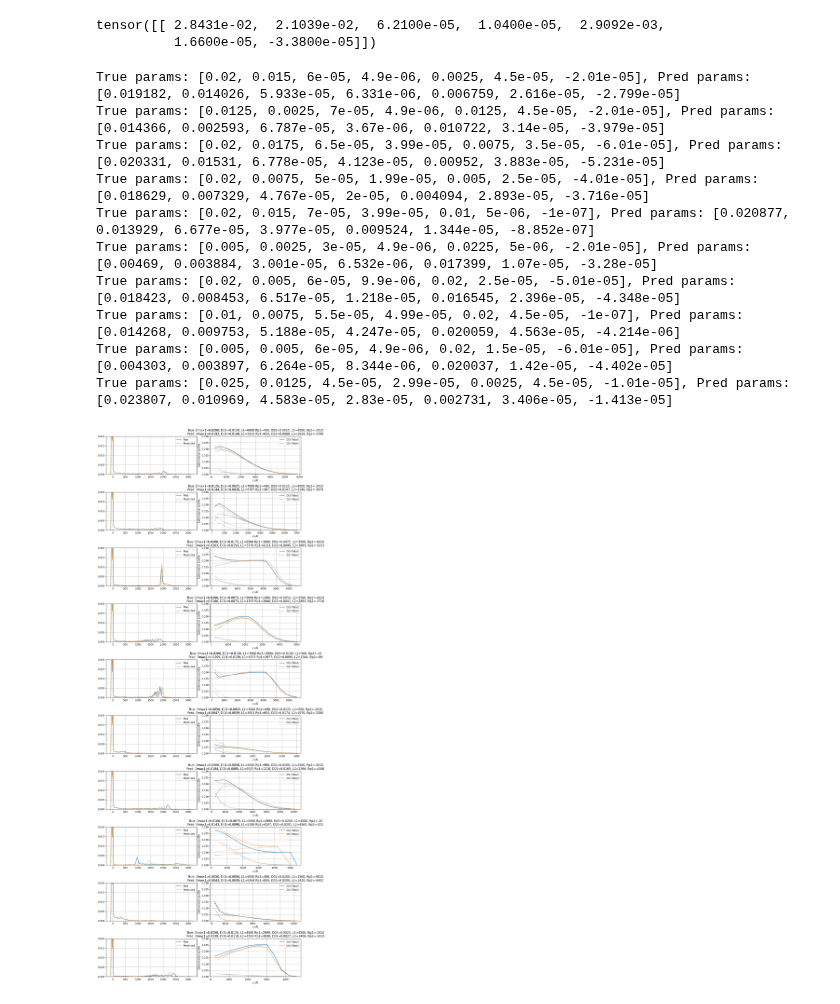
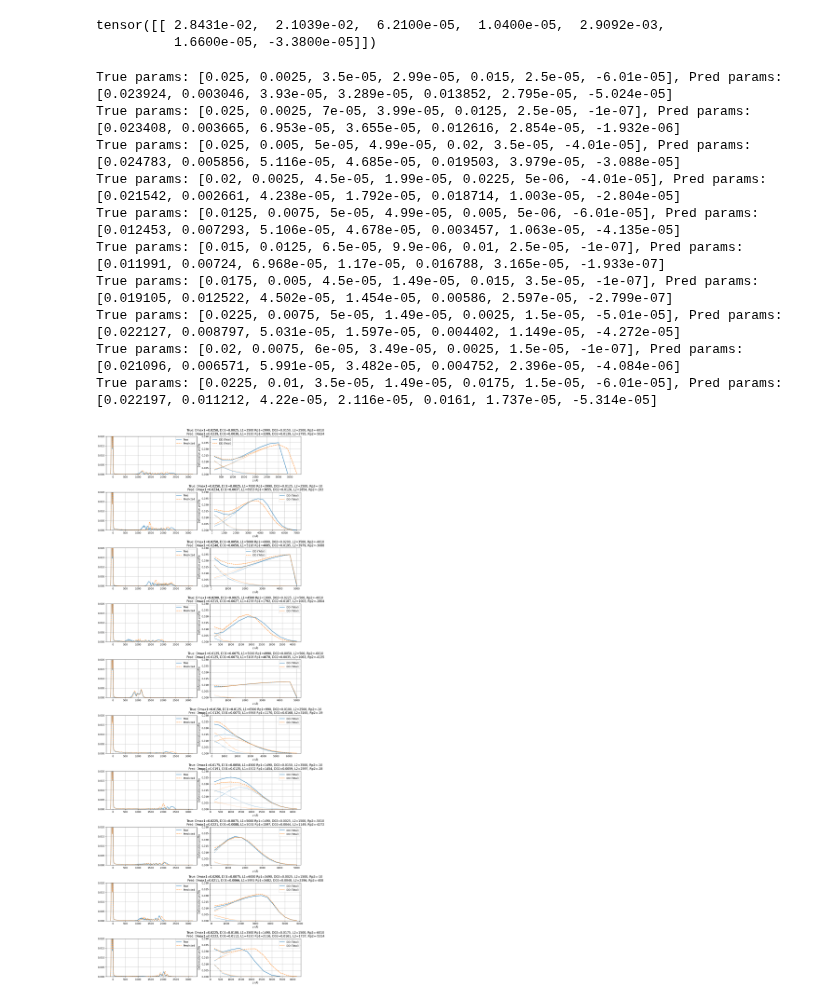
Before and after one commit to Vekeryk/master-xrd, a Jupyter notebook: j_ml.ipynb, the cells around one changed output. Drawn from its saved outputs; the diff is of its cells as text; code cells hidden in the pictures.

```diff
--- a/j_ml.ipynb
+++ b/j_ml.ipynb
@@ -196,6 +196,7 @@ tensor([[0.9440, 0.6910, 0.8683, 0.1486, 0.0325, 0.1100, 0.4367]])
 tensor([[ 2.8431e-02,  2.1039e-02,  6.2100e-05,  1.0400e-05,  2.9092e-03,
           1.6600e-05, -3.3800e-05]])
 # %%
+import matplotlib.pyplot as plt
 import xrd
 import helpers as h
 from importlib import reload
@@ -203,16 +204,16 @@ reload(xrd)
 
 # Examples after training (true vs predicted):
 true_pred_pairs = [
-  ([0.020000, 0.015000, 6.000e-05, 4.900e-06, 0.002500, 4.500e-05, -2.010e-05], [0.019182, 0.014026, 5.933e-05, 6.331e-06, 0.006759, 2.616e-05, -2.799e-05]),
-  ([0.012500, 0.002500, 7.000e-05, 4.900e-06, 0.012500, 4.500e-05, -2.010e-05], [0.014366, 0.002593, 6.787e-05, 3.670e-06, 0.010722, 3.140e-05, -3.979e-05]),
-  ([0.020000, 0.017500, 6.500e-05, 3.990e-05, 0.007500, 3.500e-05, -6.010e-05], [0.020331, 0.015310, 6.778e-05, 4.123e-05, 0.009520, 3.883e-05, -5.231e-05]),
-  ([0.020000, 0.007500, 5.000e-05, 1.990e-05, 0.005000, 2.500e-05, -4.010e-05], [0.018629, 0.007329, 4.767e-05, 2.000e-05, 0.004094, 2.893e-05, -3.716e-05]),
-  ([0.020000, 0.015000, 7.000e-05, 3.990e-05, 0.010000, 5.000e-06, -1.000e-07], [0.020877, 0.013929, 6.677e-05, 3.977e-05, 0.009524, 1.344e-05, -8.852e-07]),
-  ([0.005000, 0.002500, 3.000e-05, 4.900e-06, 0.022500, 5.000e-06, -2.010e-05], [0.004690, 0.003884, 3.001e-05, 6.532e-06, 0.017399, 1.070e-05, -3.280e-05]),
-  ([0.020000, 0.005000, 6.000e-05, 9.900e-06, 0.020000, 2.500e-05, -5.010e-05], [0.018423, 0.008453, 6.517e-05, 1.218e-05, 0.016545, 2.396e-05, -4.348e-05]),
-  ([0.010000, 0.007500, 5.500e-05, 4.990e-05, 0.020000, 4.500e-05, -1.000e-07], [0.014268, 0.009753, 5.188e-05, 4.247e-05, 0.020059, 4.563e-05, -4.214e-06]),
-  ([0.005000, 0.005000, 6.000e-05, 4.900e-06, 0.020000, 1.500e-05, -6.010e-05], [0.004303, 0.003897, 6.264e-05, 8.344e-06, 0.020037, 1.420e-05, -4.402e-05]),
-  ([0.025000, 0.012500, 4.500e-05, 2.990e-05, 0.002500, 4.500e-05, -1.010e-05], [0.023807, 0.010969, 4.583e-05, 2.830e-05, 0.002731, 3.406e-05, -1.413e-05]),
+  ([0.025000, 0.002500, 3.500e-05, 2.990e-05, 0.015000, 2.500e-05, -6.010e-05], [0.023924, 0.003046, 3.930e-05, 3.289e-05, 0.013852, 2.795e-05, -5.024e-05]),
+  ([0.025000, 0.002500, 7.000e-05, 3.990e-05, 0.012500, 2.500e-05, -1.000e-07], [0.023408, 0.003665, 6.953e-05, 3.655e-05, 0.012616, 2.854e-05, -1.932e-06]),
+  ([0.025000, 0.005000, 5.000e-05, 4.990e-05, 0.020000, 3.500e-05, -4.010e-05], [0.024783, 0.005856, 5.116e-05, 4.685e-05, 0.019503, 3.979e-05, -3.088e-05]),
+  ([0.020000, 0.002500, 4.500e-05, 1.990e-05, 0.022500, 5.000e-06, -4.010e-05], [0.021542, 0.002661, 4.238e-05, 1.792e-05, 0.018714, 1.003e-05, -2.804e-05]),
+  ([0.012500, 0.007500, 5.000e-05, 4.990e-05, 0.005000, 5.000e-06, -6.010e-05], [0.012453, 0.007293, 5.106e-05, 4.678e-05, 0.003457, 1.063e-05, -4.135e-05]),
+  ([0.015000, 0.012500, 6.500e-05, 9.900e-06, 0.010000, 2.500e-05, -1.000e-07], [0.011991, 0.007240, 6.968e-05, 1.170e-05, 0.016788, 3.165e-05, -1.933e-07]),
+  ([0.017500, 0.005000, 4.500e-05, 1.490e-05, 0.015000, 3.500e-05, -1.000e-07], [0.019105, 0.012522, 4.502e-05, 1.454e-05, 0.005860, 2.597e-05, -2.799e-07]),
+  ([0.022500, 0.007500, 5.000e-05, 1.490e-05, 0.002500, 1.500e-05, -5.010e-05], [0.022127, 0.008797, 5.031e-05, 1.597e-05, 0.004402, 1.149e-05, -4.272e-05]),
+  ([0.020000, 0.007500, 6.000e-05, 3.490e-05, 0.002500, 1.500e-05, -1.000e-07], [0.021096, 0.006571, 5.991e-05, 3.482e-05, 0.004752, 2.396e-05, -4.084e-06]),
+  ([0.022500, 0.010000, 3.500e-05, 1.490e-05, 0.017500, 1.500e-05, -6.010e-05], [0.022197, 0.011212, 4.220e-05, 2.116e-05, 0.016100, 1.737e-05, -5.314e-05]),
 ]
 
 def plot_profils(ax, profile, color, linestyle, pred=False):
@@ -230,41 +231,41 @@ def plot_profils(ax, profile, color, linestyle, pred=False):
 
 fig, axes = plt.subplots(len(true_pred_pairs), 2, figsize=(12, 32))
 plt.subplots_adjust(hspace=0.6)  # add vertical space between rows
 
 for i, (true_params, pred_params) in enumerate(true_pred_pairs):
     print(f"True params: {true_params}, Pred params: {pred_params}")
     # add true_params to plot
 
     curve, profile_true = xrd.compute_curve_and_profile(array=true_params, dl=400e-8)
 
     axes[i, 0].plot(curve.X_DeltaTeta, curve.Y_R_vseZ, label="True")
     axes[i, 0].grid(True)
     axes[i, 0].set_ylim(0, 0.02)
 
     plot_profils(axes[i, 1], profile_true, 'C0', '-')
 
     curve, profile_pred = xrd.compute_curve_and_profile(array=pred_params, dl=400e-8)
 
     plot_profils(axes[i, 1], profile_pred, 'C1', '--')
     axes[i, 0].plot(curve.X_DeltaTeta, curve.Y_R_vseZ, label="Predicted", linestyle='dashed')
     axes[i, 1].set_title(f"True: {h.fparam(arr=true_params)}\nPred: {h.fparam(arr=pred_params)}")
     axes[i, 1].grid(True)
     axes[i, 1].set_ylim(0, 0.03)
     axes[i, 1].legend()
     axes[i, 0].legend()
 
 
 plt.tight_layout()
 plt.show()
 # %% [output]
-True params: [0.02, 0.015, 6e-05, 4.9e-06, 0.0025, 4.5e-05, -2.01e-05], Pred params: [0.019182, 0.014026, 5.933e-05, 6.331e-06, 0.006759, 2.616e-05, -2.799e-05]
-True params: [0.0125, 0.0025, 7e-05, 4.9e-06, 0.0125, 4.5e-05, -2.01e-05], Pred params: [0.014366, 0.002593, 6.787e-05, 3.67e-06, 0.010722, 3.14e-05, -3.979e-05]
-True params: [0.02, 0.0175, 6.5e-05, 3.99e-05, 0.0075, 3.5e-05, -6.01e-05], Pred params: [0.020331, 0.01531, 6.778e-05, 4.123e-05, 0.00952, 3.883e-05, -5.231e-05]
-True params: [0.02, 0.0075, 5e-05, 1.99e-05, 0.005, 2.5e-05, -4.01e-05], Pred params: [0.018629, 0.007329, 4.767e-05, 2e-05, 0.004094, 2.893e-05, -3.716e-05]
-True params: [0.02, 0.015, 7e-05, 3.99e-05, 0.01, 5e-06, -1e-07], Pred params: [0.020877, 0.013929, 6.677e-05, 3.977e-05, 0.009524, 1.344e-05, -8.852e-07]
-True params: [0.005, 0.0025, 3e-05, 4.9e-06, 0.0225, 5e-06, -2.01e-05], Pred params: [0.00469, 0.003884, 3.001e-05, 6.532e-06, 0.017399, 1.07e-05, -3.28e-05]
-True params: [0.02, 0.005, 6e-05, 9.9e-06, 0.02, 2.5e-05, -5.01e-05], Pred params: [0.018423, 0.008453, 6.517e-05, 1.218e-05, 0.016545, 2.396e-05, -4.348e-05]
-True params: [0.01, 0.0075, 5.5e-05, 4.99e-05, 0.02, 4.5e-05, -1e-07], Pred params: [0.014268, 0.009753, 5.188e-05, 4.247e-05, 0.020059, 4.563e-05, -4.214e-06]
-True params: [0.005, 0.005, 6e-05, 4.9e-06, 0.02, 1.5e-05, -6.01e-05], Pred params: [0.004303, 0.003897, 6.264e-05, 8.344e-06, 0.020037, 1.42e-05, -4.402e-05]
-True params: [0.025, 0.0125, 4.5e-05, 2.99e-05, 0.0025, 4.5e-05, -1.01e-05], Pred params: [0.023807, 0.010969, 4.583e-05, 2.83e-05, 0.002731, 3.406e-05, -1.413e-05]
+True params: [0.025, 0.0025, 3.5e-05, 2.99e-05, 0.015, 2.5e-05, -6.01e-05], Pred params: [0.023924, 0.003046, 3.93e-05, 3.289e-05, 0.013852, 2.795e-05, -5.024e-05]
+True params: [0.025, 0.0025, 7e-05, 3.99e-05, 0.0125, 2.5e-05, -1e-07], Pred params: [0.023408, 0.003665, 6.953e-05, 3.655e-05, 0.012616, 2.854e-05, -1.932e-06]
+True params: [0.025, 0.005, 5e-05, 4.99e-05, 0.02, 3.5e-05, -4.01e-05], Pred params: [0.024783, 0.005856, 5.116e-05, 4.685e-05, 0.019503, 3.979e-05, -3.088e-05]
+True params: [0.02, 0.0025, 4.5e-05, 1.99e-05, 0.0225, 5e-06, -4.01e-05], Pred params: [0.021542, 0.002661, 4.238e-05, 1.792e-05, 0.018714, 1.003e-05, -2.804e-05]
+True params: [0.0125, 0.0075, 5e-05, 4.99e-05, 0.005, 5e-06, -6.01e-05], Pred params: [0.012453, 0.007293, 5.106e-05, 4.678e-05, 0.003457, 1.063e-05, -4.135e-05]
+True params: [0.015, 0.0125, 6.5e-05, 9.9e-06, 0.01, 2.5e-05, -1e-07], Pred params: [0.011991, 0.00724, 6.968e-05, 1.17e-05, 0.016788, 3.165e-05, -1.933e-07]
+True params: [0.0175, 0.005, 4.5e-05, 1.49e-05, 0.015, 3.5e-05, -1e-07], Pred params: [0.019105, 0.012522, 4.502e-05, 1.454e-05, 0.00586, 2.597e-05, -2.799e-07]
+True params: [0.0225, 0.0075, 5e-05, 1.49e-05, 0.0025, 1.5e-05, -5.01e-05], Pred params: [0.022127, 0.008797, 5.031e-05, 1.597e-05, 0.004402, 1.149e-05, -4.272e-05]
+True params: [0.02, 0.0075, 6e-05, 3.49e-05, 0.0025, 1.5e-05, -1e-07], Pred params: [0.021096, 0.006571, 5.991e-05, 3.482e-05, 0.004752, 2.396e-05, -4.084e-06]
+True params: [0.0225, 0.01, 3.5e-05, 1.49e-05, 0.0175, 1.5e-05, -6.01e-05], Pred params: [0.022197, 0.011212, 4.22e-05, 2.116e-05, 0.0161, 1.737e-05, -5.314e-05]
-[figure, old version]
+[figure, new version]
```
Also changed, not shown: 21 other files.
